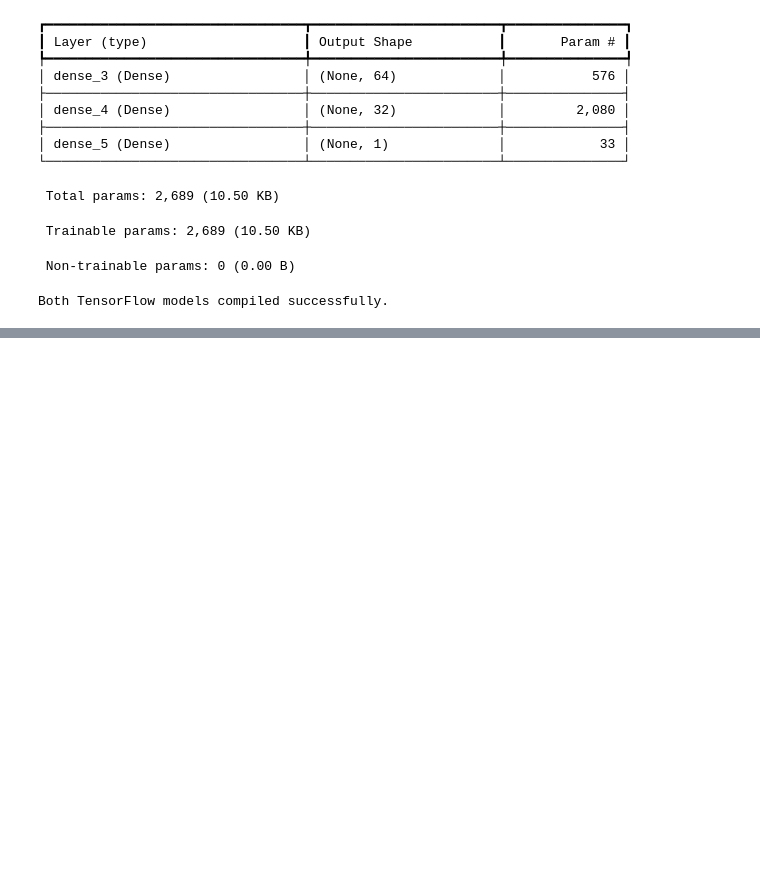
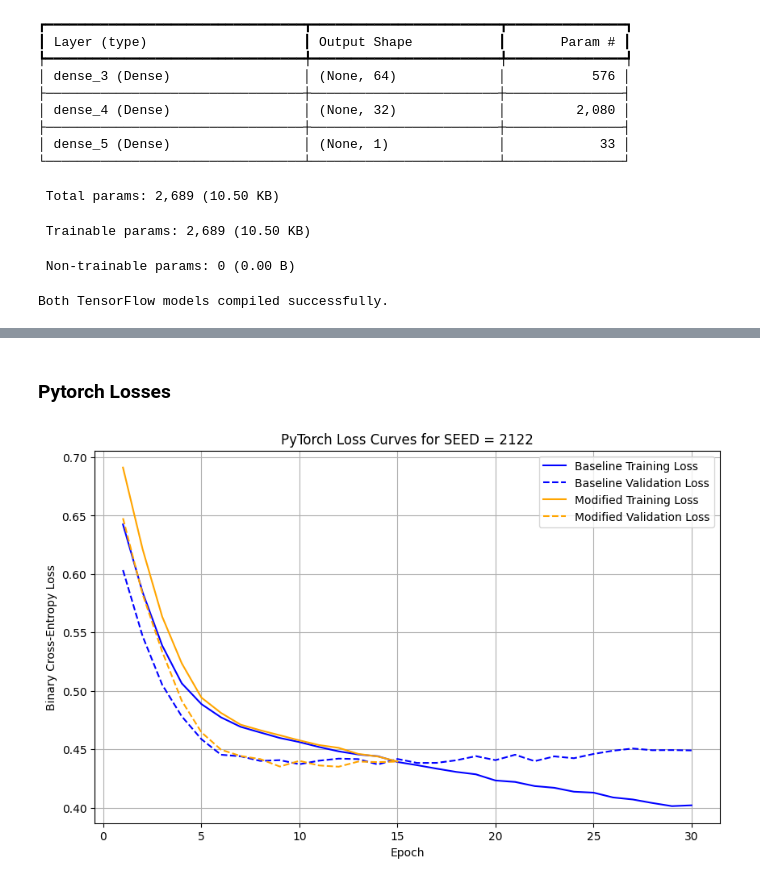
Before and after one commit to samruddhichitnis02/data266-2122, a Jupyter notebook: neural_networks.ipynb, the cells around one changed output, grey strips where cells are left out. Drawn from its saved outputs; the diff is of its cells as text; code cells hidden in the pictures; blank space fills up the shorter version.

```diff
--- a/neural_networks.ipynb
+++ b/neural_networks.ipynb
@@ -146,19 +178,17 @@ Testing set: (114, 8)
 # %%
-# Baseline configuration
 baseline_config = {
     "hidden_layers": [64, 32],
     "learning_rate": 0.001,
     "epochs": 30
 }
 
-# Modified configuration: HP_ID 2
-HP_ID = 2
-
-modified_config = {
-    "hidden_layers": [64, 32],
-    "learning_rate": 0.003,
-    "epochs": 30
-}
+# HP_ID is already defined in the first cell
+if HP_ID == 4:
+    modified_config = {
+        "hidden_layers": [64, 32],
+        "learning_rate": 0.001,
+        "epochs": 15
+    }
 
 print("Baseline configuration:")
 print(baseline_config)
@@ -990,0 +951,48 @@ TensorFlow Modified HP_ID 2           77.485379            0.506449
+# %% [markdown]
+### **Pytorch Losses**
+# %%
+import matplotlib.pyplot as plt
+
+baseline_epochs = range(1, len(baseline_train_losses) + 1)
+modified_epochs = range(1, len(modified_train_losses) + 1)
+
+plt.figure(figsize=(10, 6))
+
+plt.plot(
+    baseline_epochs,
+    baseline_train_losses,
+    label="Baseline Training Loss",
+    color="blue"
+)
+
+plt.plot(
+    baseline_epochs,
+    baseline_validation_losses,
+    label="Baseline Validation Loss",
+    color="blue",
+    linestyle="--"
+)
+
+plt.plot(
+    modified_epochs,
+    modified_train_losses,
+    label="Modified Training Loss",
+    color="orange"
+)
+
+plt.plot(
+    modified_epochs,
+    modified_validation_losses,
+    label="Modified Validation Loss",
+    color="orange",
+    linestyle="--"
+)
+
+plt.xlabel("Epoch")
+plt.ylabel("Binary Cross-Entropy Loss")
+plt.title(f"PyTorch Loss Curves for SEED = {SEED}")
+plt.legend()
+plt.grid(True)
+plt.show()
+# %% [output]
+[figure, added]
```
Also changed, not shown: parts of 39 cells of this notebook.
